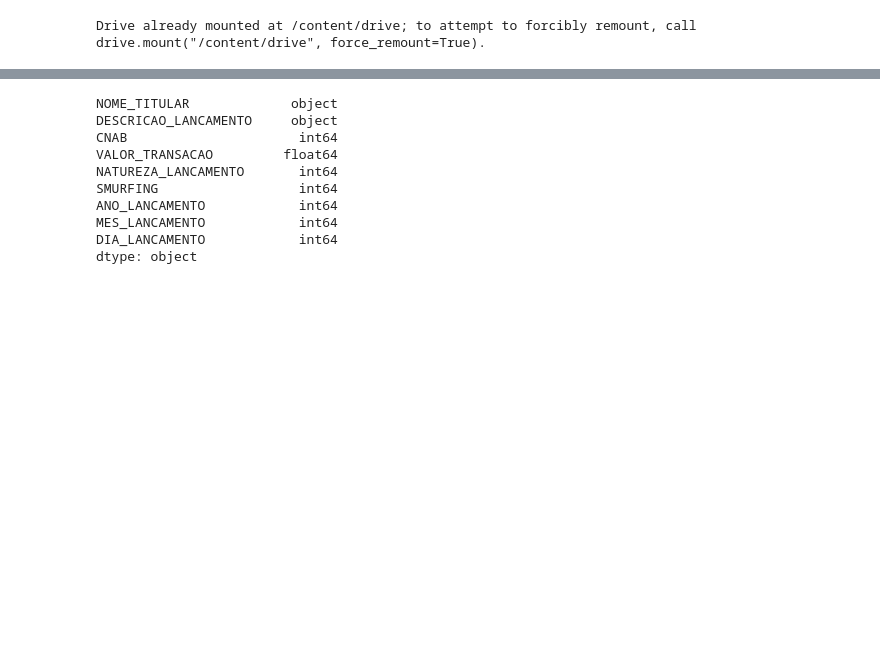
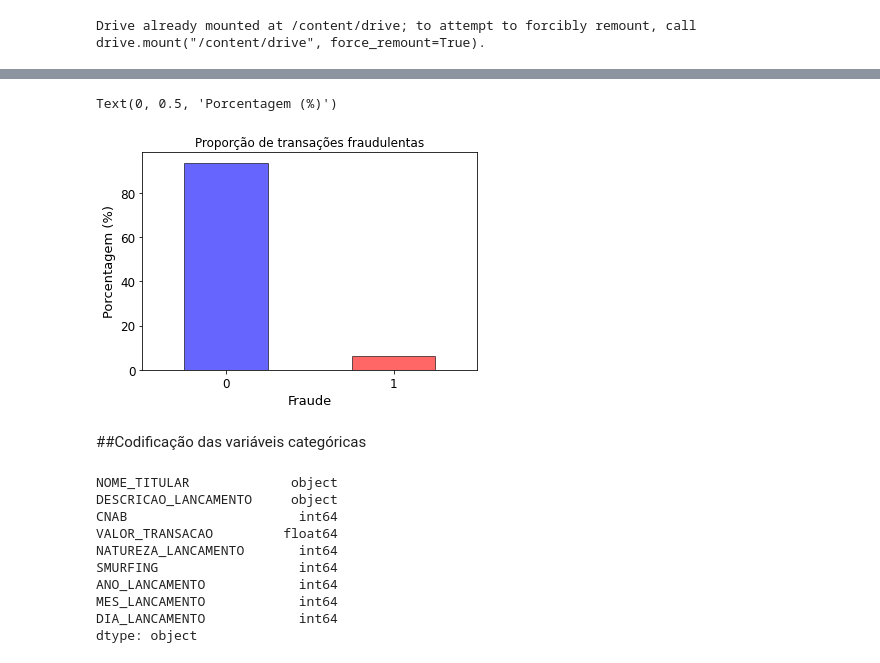
Before and after one commit to nallinwerlang/ML, a Jupyter notebook: 01_ARTIGO_ML.ipynb, the cells around one changed output, grey strips where cells are left out. Cells and saved outputs as stored; diff of their text form; code cells hidden in the pictures; blank space fills up the shorter version.

```diff
--- a/01_ARTIGO_ML.ipynb
+++ b/01_ARTIGO_ML.ipynb
@@ -20,0 +54,12 @@ dados.head()
+# %%
+SMURFING = dados['SMURFING'].value_counts(normalize=True)*100
+
+SMURFING.plot.bar(color=['blue', 'red'], ec='k', alpha=0.6)
+plt.title('Proporção de transações fraudulentas')
+plt.xticks(rotation = 360, fontsize=12)
+plt.yticks(fontsize=12)
+plt.xlabel('Fraude', fontsize=13)
+plt.ylabel('Porcentagem (%)', fontsize=13)
+# %% [output]
+Text(0, 0.5, 'Porcentagem (%)')
+[figure, added]
@@ -21 +69,3 @@ dados.head()
+# %% [markdown]
+##Codificação das variáveis categóricas
 # %%
```
Also changed, not shown: parts of 48 cells of this notebook.
